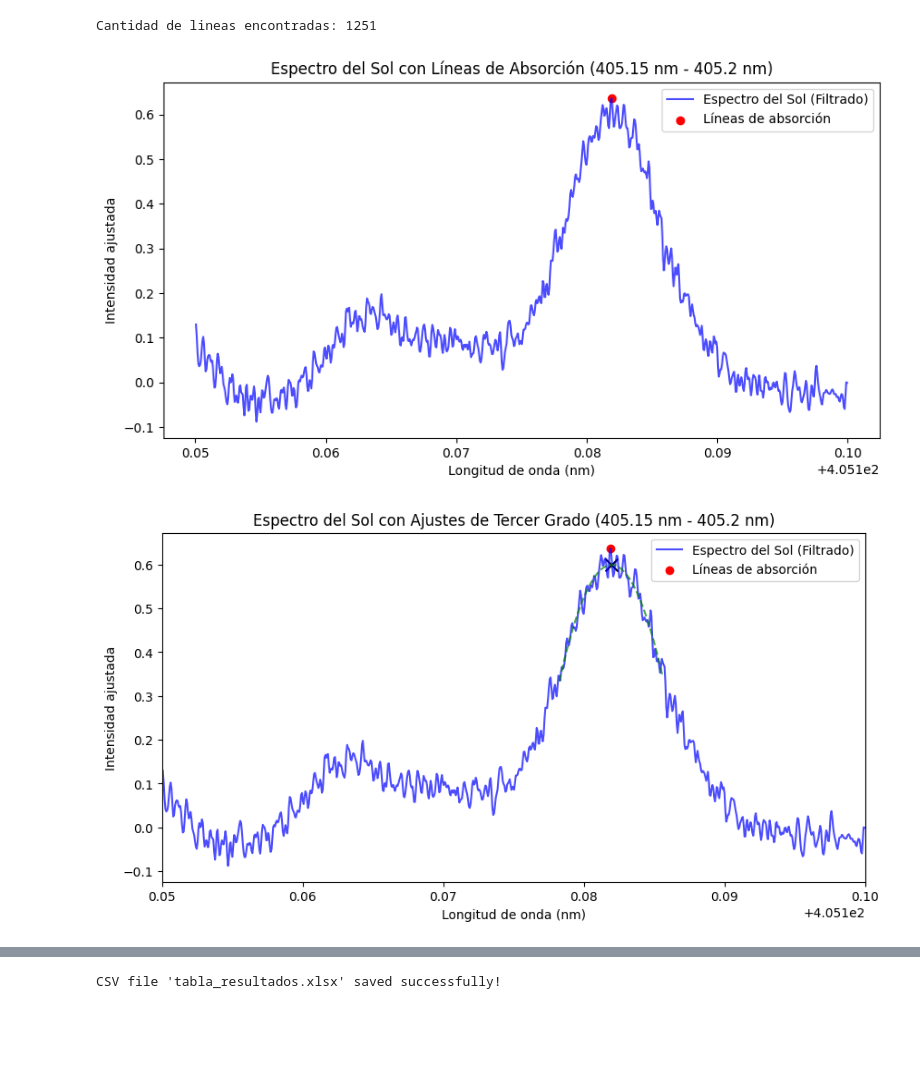
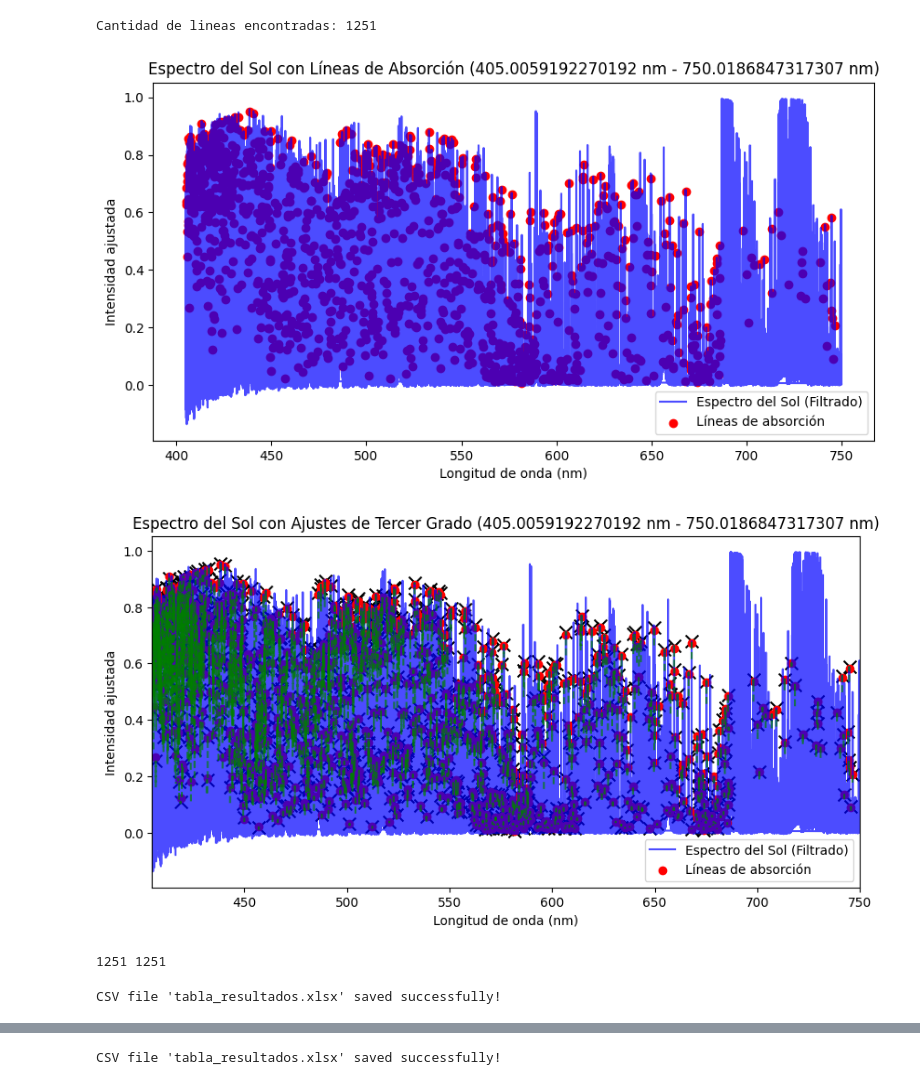
Before and after one commit to EstebanFuentesS/Proyecto-Teorico-202501, a Jupyter notebook: main.ipynb, the cells around one changed output, grey strips where cells are left out. Cells and saved outputs as stored; diff of their text form; code cells hidden in the pictures; blank space fills up the shorter version.

```diff
--- a/main.ipynb
+++ b/main.ipynb
@@ -164,8 +165,8 @@ Cantidad de lineas encontradas: 1251
 # %%
 maximo = max(df2["Wave"])
 minimo = min(df2["Wave"])
-lambda_min = 405.15  #600
-lambda_max = 405.2  #601.03
+lambda_min = minimo #600 #405.15
+lambda_max = maximo #601.1 #405.2
 
 df2_filtrado = df2[(df2["Wave"] >= lambda_min) & (df2["Wave"] <= lambda_max)]
 
@@ -181,9 +182,9 @@ plt.legend()
 plt.title(f"Espectro del Sol con Líneas de Absorción ({lambda_min} nm - {lambda_max} nm)")
 plt.show()
 # %% [output]
-[figure, old version]
+[figure, new version]
 # %%
-limit_miliarmstrong = 50
+limit_miliarmstrong = 25
 limit_nm = limit_miliarmstrong * 10**(-4)
 # %%
 puntos_a_lados = 60
@@ -198,12 +199,19 @@ flux_lista = []
 
 for centro in valores_mas_cercanos_filtrados:
     idx_centro = df2.index[df2["Wave"] == centro][0]
+    idx_derecha = (df2["Wave"] - (centro - limit_nm)).abs().idxmin()
+    idx_izquierda = (df2["Wave"] - (centro + limit_nm)).abs().idxmin()
+    #print(idx_izquierda, idx_derecha)
 
     #Seleccionar puntos
-    idx_min = max(0, idx_centro - puntos_a_lados)
-    idx_max = min(len(df2) - 1, idx_centro + puntos_a_lados)
+    idx_min = idx_izquierda
+    idx_max = idx_derecha
+
+    '''idx_min = max(0, idx_centro - puntos_a_lados)
+    idx_max = min(len(df2) - 1, idx_centro + puntos_a_lados)'''
 
     wave_segment = df2["Wave"].iloc[idx_min:idx_max].values
+    #print(wave_segment)
     flux_segment = df2["nFlux_ajustada"].iloc[idx_min:idx_max].values
 
     #Ajuste
@@ -212,41 +220,85 @@ for centro in valores_mas_cercanos_filtrados:
     #Derivar
     d_coefs = poly.polyder(coefs)
     critical_points = poly.polyroots(d_coefs)  #Raices de la deriv.
-    '''
+
     if lambda_min == minimo and lambda_max == maximo:
         valid_critical_points = critical_points
     else:
         valid_critical_points = [x for x in critical_points if wave_segment.min() <= x <= wave_segment.max()]
-    '''
-    valid_critical_points = [x for x in critical_points if wave_segment.min() <= x <= wave_segment.max()]
+
+    '''valid_critical_points = [x for x in critical_points if wave_segment.min() <= x <= wave_segment.max()]'''
+
+    #valid_critical_points = [x.real for x in critical_points if x.imag == 0 and wave_segment.min() <= x.real <= wave_segment.max()]
+
+    #print(critical_points)
+
+    #raise KeyboardInterrupt
 
     if valid_critical_points:
         flux_criticos = poly.polyval(valid_critical_points, coefs)
 
         #Encontrar maximo
         max_idx = np.argmax(flux_criticos)
         max_wave = valid_critical_points[max_idx]
         max_flux = flux_criticos[max_idx]
 
         lambda_natural.append(max_wave)
         flux_lista.append(max_flux)
 
         plt.scatter(max_wave, max_flux, color="black", marker="x", s=100)
 
     #Evaluar el ajuste en los puntos de la curva
     wave_fit = np.linspace(wave_segment.min(), wave_segment.max(), 100)
     flux_fit = poly.polyval(wave_fit, coefs)
     plt.plot(wave_fit, flux_fit, linestyle="--", color="green", alpha=0.7)
+    warnings.filterwarnings("ignore", category=UserWarning, module="numpy.polynomial.polynomial")
 
 plt.scatter(valores_mas_cercanos_filtrados,
             [df2.loc[df2["Wave"] == val, "nFlux_ajustada"].values[0] for val in valores_mas_cercanos_filtrados],
             color='red', label="Líneas de absorción")
 
 plt.xlabel("Longitud de onda (nm)")
 plt.ylabel("Intensidad ajustada")
 plt.legend()
 plt.title(f"Espectro del Sol con Ajustes de Tercer Grado ({lambda_min} nm - {lambda_max} nm)")
 plt.xlim(lambda_min, lambda_max)
 plt.show()
 # %% [output]
-[figure, old version]
+[figure, new version]
+# %%
+lambda_obs = valores_mas_cercanos_filtrados
+C = 299792458 #en metros por segundo
+
+print(len(lambda_natural), len(lambda_obs))
+'''print(lambda_natural)
+print(lambda_obs)
+print(flux_lista)'''
+
+def velocidad(ln, lo):
+    return round((((lo/ln) - 1) * C) - 633)
+
+lista_velocidades = []
+
+for i in range(len(lambda_natural)):
+    lista_velocidades.append(velocidad(lambda_natural[i], lambda_obs[i]))
+
+while len(lambda_obs) != len(lambda_natural):
+    lambda_obs.pop(0)
+# %% [output]
+1251 1251
+# %%
+nombres = ["Lambda Natural", "lambda Observado", "Velocida Calulada"]
+
+def save_lists_to_csv(ln, lo, v, nombres, filename="tabla_resultados.xlsx"):
+
+    data = {nombres[0]: ln, nombres[1]: lo, nombres[2]: v}
+
+    df = pd.DataFrame(data)
+
+    df.to_excel(filename, index=False, engine="openpyxl")
+
+    print(f"CSV file '{filename}' saved successfully!")
+
+save_lists_to_csv(lambda_natural, lambda_obs, lista_velocidades, nombres, "tabla_resultados.xlsx")
+# %% [output]
+CSV file 'tabla_resultados.xlsx' saved successfully!
```
Also changed, not shown: parts of 5 cells of this notebook, 1 other file.
